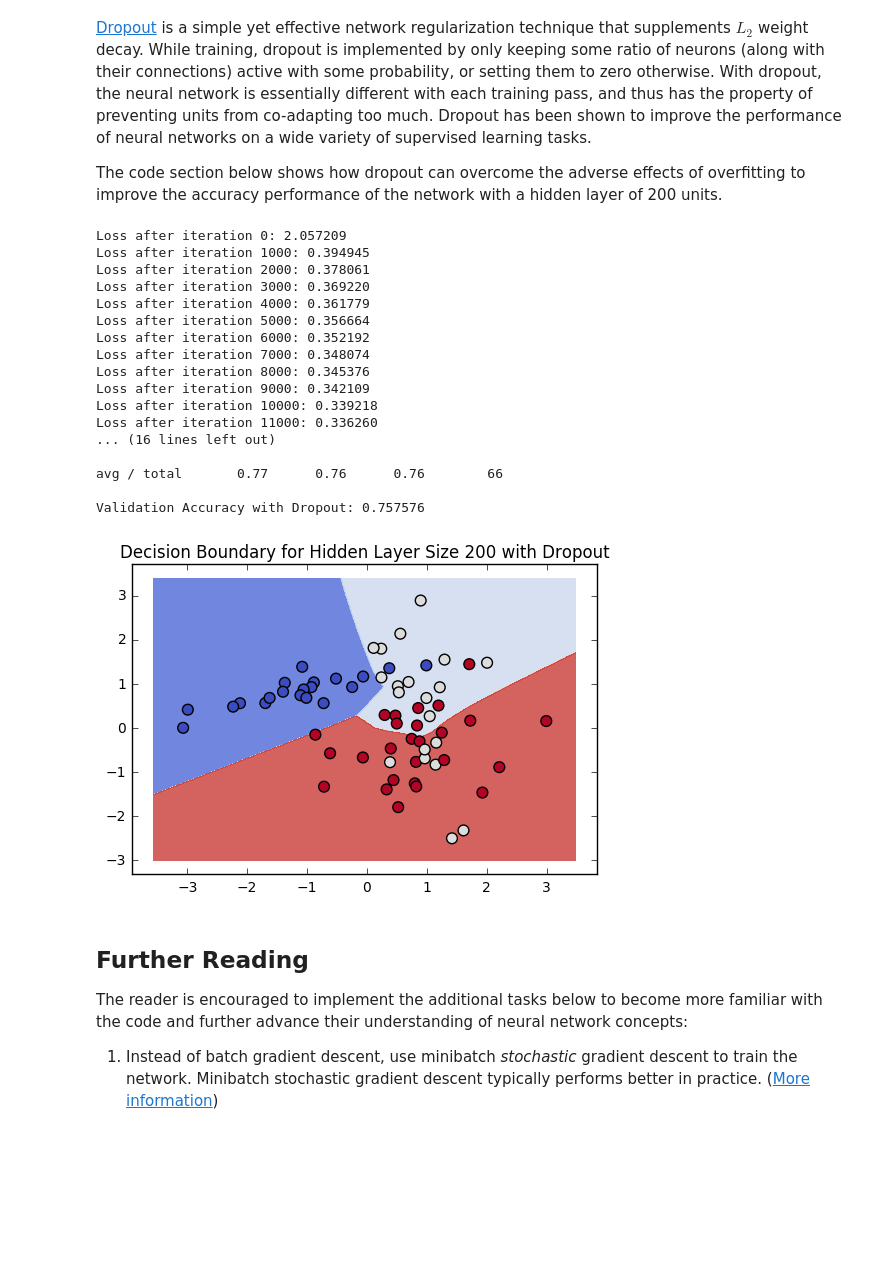
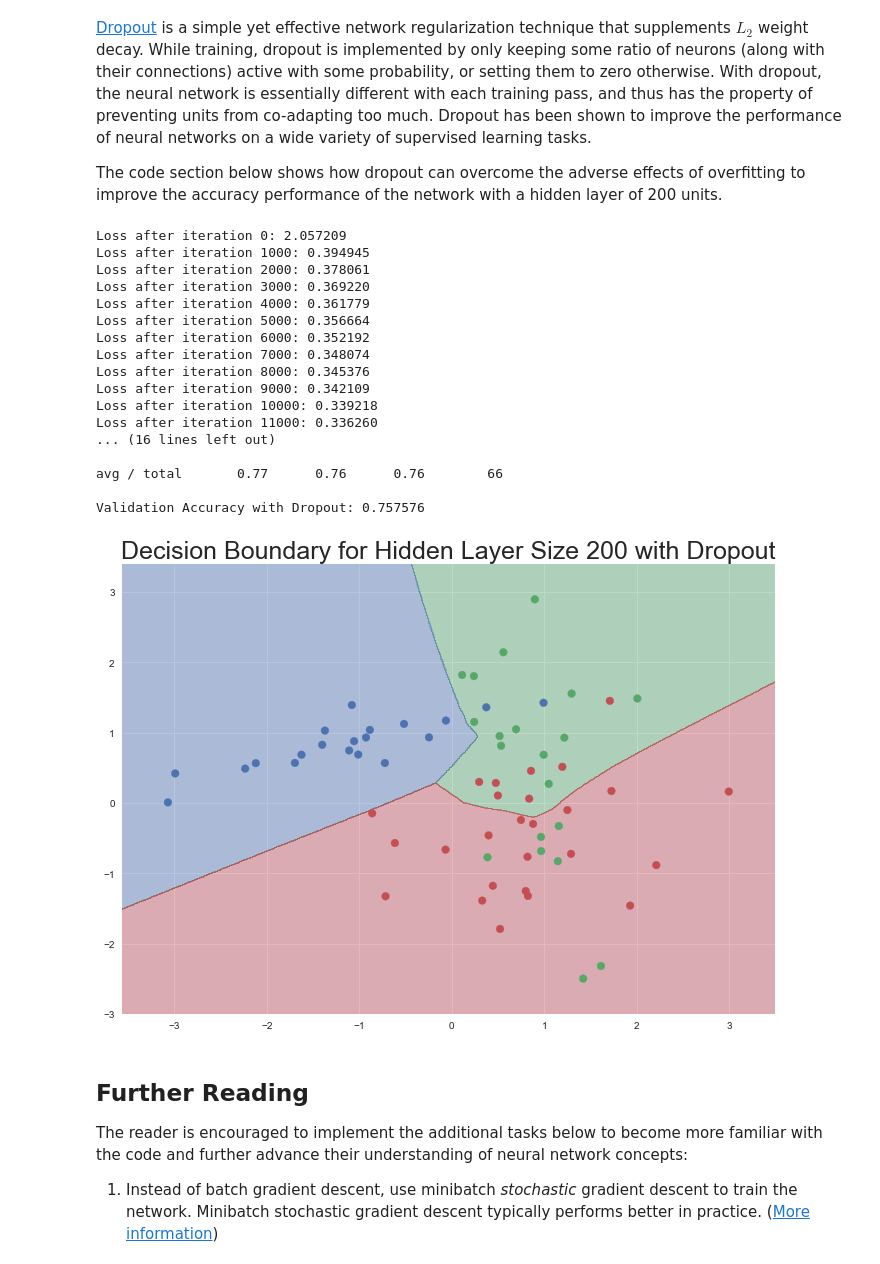
Before and after one commit to vuptran/introduction-to-neural-networks, a Jupyter notebook: intro_neural_network.ipynb, the cells around one changed output. Cells and saved outputs as stored; diff of their text form; code cells hidden in the pictures; blank space fills up the shorter version.

```diff
--- a/intro_neural_network.ipynb
+++ b/intro_neural_network.ipynb
@@ -19,17 +19,17 @@ We hope that this tutorial supplements your understanding of deep learning and e
 **Acknowledgment** - we build upon and expand the tutorials previously made available [here](http://www.wildml.com/2015/09/implementing-a-neural-network-from-scratch) and [here](http://cs231n.github.io/neural-networks-case-study/). The reader is encouraged to explore more online resources related to neural networks and deep learning in the [Further Reading](#Further-Reading) section.
 # %%
 # Package imports
-import matplotlib
 import matplotlib.pyplot as plt
+from matplotlib.colors import ListedColormap
+import seaborn as sns
+sns.set()
+sns.set_style('darkgrid')
 import numpy as np
 from sklearn.datasets import make_classification
 from sklearn.linear_model import LogisticRegressionCV
 from sklearn.model_selection import train_test_split
 from sklearn.metrics import classification_report
 from itertools import chain
-
-# Display plots inline
-%matplotlib inline
 # %% [markdown]
 ## 1. Generate Dataset
 
@@ -371,7 +380,7 @@ def train_nn(hidden_dim, num_passes=200, update_params=True, dropout_ratio=None,
     b2 = np.ones((1, output_dim))
 
     # Gradient descent. For each batch...
-    for i in xrange(0, num_passes):
+    for i in range(0, num_passes):
 
         # Forward propagation
         z2 = np.dot(X, W1) + b1
@@ -413,12 +422,26 @@ def train_nn(hidden_dim, num_passes=200, update_params=True, dropout_ratio=None,
             b2 += -lr * db2
 
         # Unroll model parameters and gradient and store them as a long vector
-        params = np.asarray(list(chain(*[W1.flatten(), W2.flatten(), b1.flatten(), b2.flatten()])))
-        grad = np.asarray(list(chain(*[dW1.flatten(), dW2.flatten(), db1.flatten(), db2.flatten()])))
+        params = np.asarray(list(chain(*[W1.flatten(),
+                                         W2.flatten(),
+                                         b1.flatten(),
+                                         b2.flatten()
+                                        ]
+                                      )
+                                )
+                           )
+        grad = np.asarray(list(chain(*[dW1.flatten(),
+                                       dW2.flatten(),
+                                       db1.flatten(),
+                                       db2.flatten()
+                                      ]
+                                    )
+                              )
+                         )
 
         # Optionally print the loss after some number of iterations
         if (print_loss is not None) and (i % print_loss == 0):
-            print("Loss after iteration %i: %f" %(i, compute_loss(params)))
+            print('Loss after iteration %i: %f' %(i, compute_loss(params)))
 
     return params, grad
 # %% [markdown]
@@ -617,6 +652,7 @@ for i, hidden_dim in enumerate(hidden_layer_dimensions):
     plt.subplot(5, 2, i+1)
     params, grads = train_nn(hidden_dim, num_passes=20000, dropout_ratio=None)
     nn_preds = forward(params, X_val, predict=True)
-    plt.title('Hidden Layer Size %d - Validation Accuracy: %.6f' % (hidden_dim, np.mean(y_val==nn_preds)))
+    plt.title('Hidden Layer Size %d - Validation Accuracy: %.6f' % (hidden_dim, np.mean(y_val==nn_preds)),
+              fontsize=15)
     plot_decision_boundary(lambda x: forward(params, x, predict=True))
 # %% [output]
@@ -668,34 +704,34 @@ The code section below shows how dropout can overcome the adverse effects of ove
 # %%
 # fit neural network with 200 units in hidden layer, using dropout to mitigate overfitting
 params, _ = train_nn(hidden_dim, num_passes=20000, update_params=True, dropout_ratio=0.5, print_loss=1000)
 # Plot the decision boundary
 pred_func = lambda x: forward(params, x, predict=True)
 plot_decision_boundary(pred_func)
-plt.title("Decision Boundary for Hidden Layer Size {:d} with Dropout".format(hidden_dim))
+plt.title('Decision Boundary for Hidden Layer Size {:d} with Dropout'.format(hidden_dim), fontsize=fontsize)
 nn_preds = forward(params, X_val, predict=True)
 
-print("\nClassification Report with Dropout:\n")
-print classification_report(y_val, nn_preds)
-print("Validation Accuracy with Dropout: {:.6f}".format(np.mean(y_val==nn_preds)))
+print('\nClassification Report with Dropout:\n')
+print(classification_report(y_val, nn_preds))
+print('Validation Accuracy with Dropout: {:.6f}'.format(np.mean(y_val==nn_preds)))
 # %% [output]
 Loss after iteration 0: 2.057209
 Loss after iteration 1000: 0.394945
 Loss after iteration 2000: 0.378061
 Loss after iteration 3000: 0.369220
 Loss after iteration 4000: 0.361779
 Loss after iteration 5000: 0.356664
 Loss after iteration 6000: 0.352192
 Loss after iteration 7000: 0.348074
 Loss after iteration 8000: 0.345376
 Loss after iteration 9000: 0.342109
 Loss after iteration 10000: 0.339218
 Loss after iteration 11000: 0.336260
 ... (16 lines left out)
 
 avg / total       0.77      0.76      0.76        66
 
 Validation Accuracy with Dropout: 0.757576
-[figure, old version]
+[figure, new version]
 # %% [markdown]
 ## Further Reading
 
```
Also changed, not shown: parts of 23 cells of this notebook, 3 other files.
